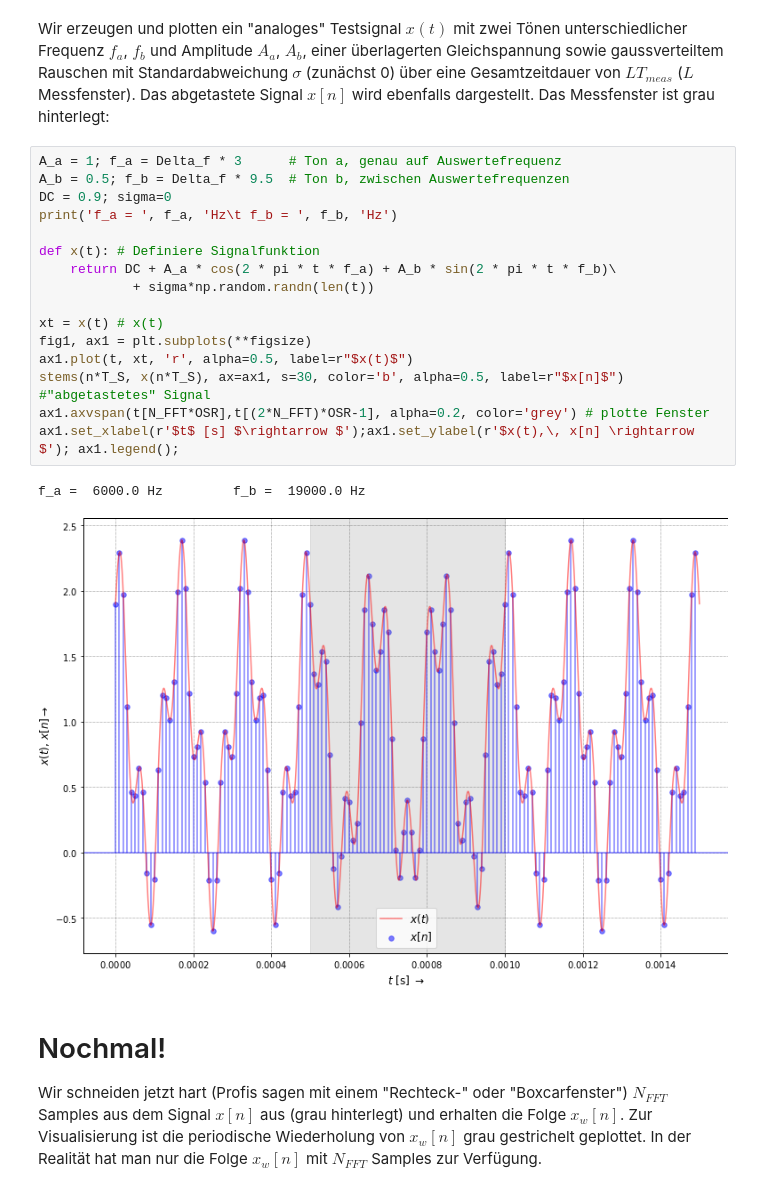
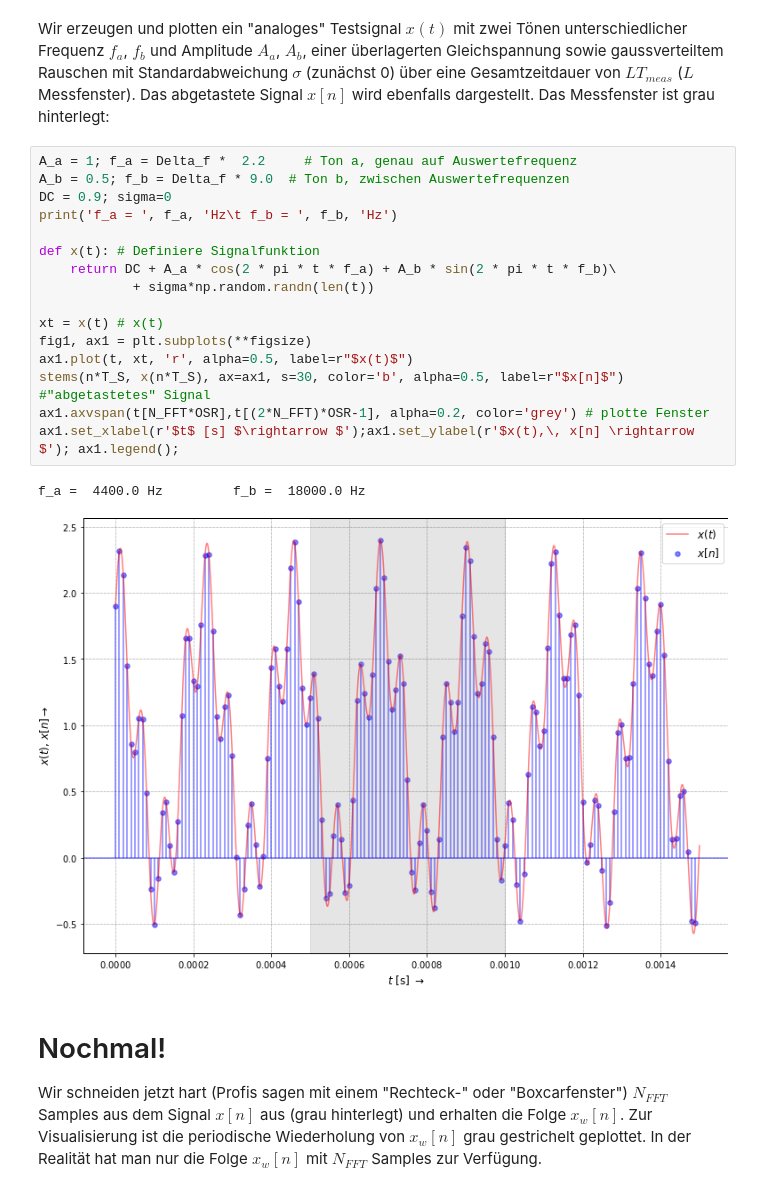
Before and after one commit to chipmuenk/dsp, a Jupyter notebook: notebooks/04_WIN/WIN-Basics.ipynb, the cells around one changed output. Drawn from its saved outputs; the diff is of its cells as text.

```diff
--- a/notebooks/04_WIN/WIN-Basics.ipynb
+++ b/notebooks/04_WIN/WIN-Basics.ipynb
@@ -48,24 +48,24 @@ T_meas = 0.0005s         Delta f = 2000.0 Hz
 # %% [markdown]
 Wir erzeugen und plotten ein "analoges" Testsignal $x(t)$ mit zwei Tönen unterschiedlicher Frequenz $f_a$, $f_b$ und Amplitude $A_a$, $A_b$, einer überlagerten Gleichspannung sowie gaussverteiltem Rauschen mit Standardabweichung $\sigma$ (zunächst 0) über eine Gesamtzeitdauer von $L T_{meas}$ ($L$ Messfenster). Das abgetastete Signal $x[n]$ wird ebenfalls dargestellt. Das Messfenster ist grau hinterlegt:
 # %%
-A_a = 1; f_a = Delta_f * 3      # Ton a, genau auf Auswertefrequenz
-A_b = 0.5; f_b = Delta_f * 9.5  # Ton b, zwischen Auswertefrequenzen
+A_a = 1; f_a = Delta_f *  2.2     # Ton a, genau auf Auswertefrequenz
+A_b = 0.5; f_b = Delta_f * 9.0  # Ton b, zwischen Auswertefrequenzen
 DC = 0.9; sigma=0
 print('f_a = ', f_a, 'Hz\t f_b = ', f_b, 'Hz')
 
 def x(t): # Definiere Signalfunktion
     return DC + A_a * cos(2 * pi * t * f_a) + A_b * sin(2 * pi * t * f_b)\
             + sigma*np.random.randn(len(t))
 
 xt = x(t) # x(t)
 fig1, ax1 = plt.subplots(**figsize)
 ax1.plot(t, xt, 'r', alpha=0.5, label=r"$x(t)$")
 stems(n*T_S, x(n*T_S), ax=ax1, s=30, color='b', alpha=0.5, label=r"$x[n]$") #"abgetastetes" Signal
 ax1.axvspan(t[N_FFT*OSR],t[(2*N_FFT)*OSR-1], alpha=0.2, color='grey') # plotte Fenster
 ax1.set_xlabel(r'$t$ [s] $\rightarrow $');ax1.set_ylabel(r'$x(t),\, x[n] \rightarrow $'); ax1.legend();
 # %% [output]
-f_a =  6000.0 Hz         f_b =  19000.0 Hz
+f_a =  4400.0 Hz         f_b =  18000.0 Hz
-[figure, old version]
+[figure, new version]
 # %% [markdown]
 # Nochmal!
 Wir schneiden jetzt hart (Profis sagen mit einem "Rechteck-" oder "Boxcarfenster") $N_{FFT}$ Samples aus dem Signal $x[n]$ aus (grau hinterlegt) und erhalten die Folge $x_w[n]$. Zur Visualisierung ist die periodische Wiederholung von $x_w[n]$ grau gestrichelt geplottet. In der Realität hat man nur die Folge $x_w[n]$ mit $N_{FFT}$ Samples zur Verfügung.
```
Also changed, not shown: parts of 1 cell of this notebook, 1 other file.
